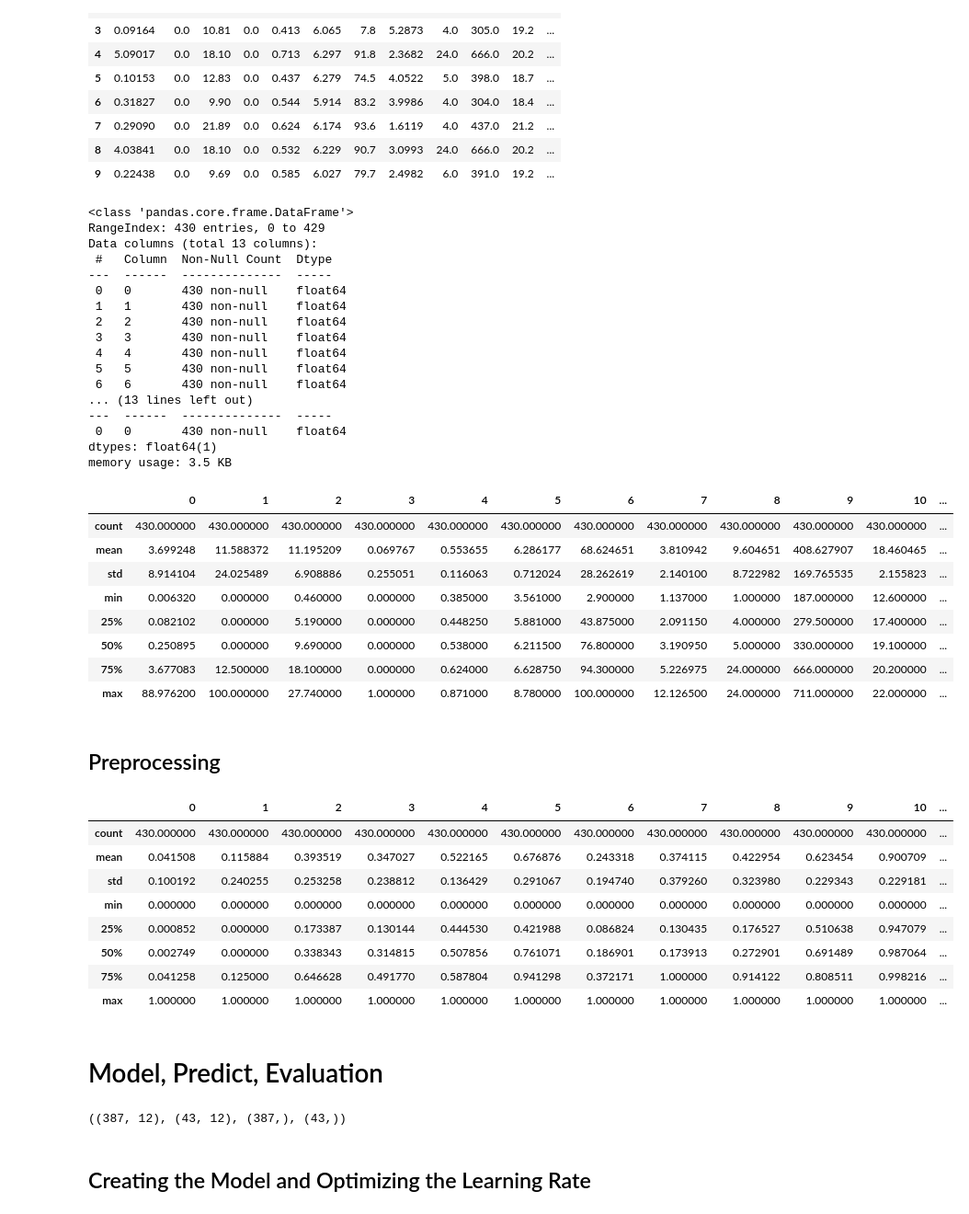
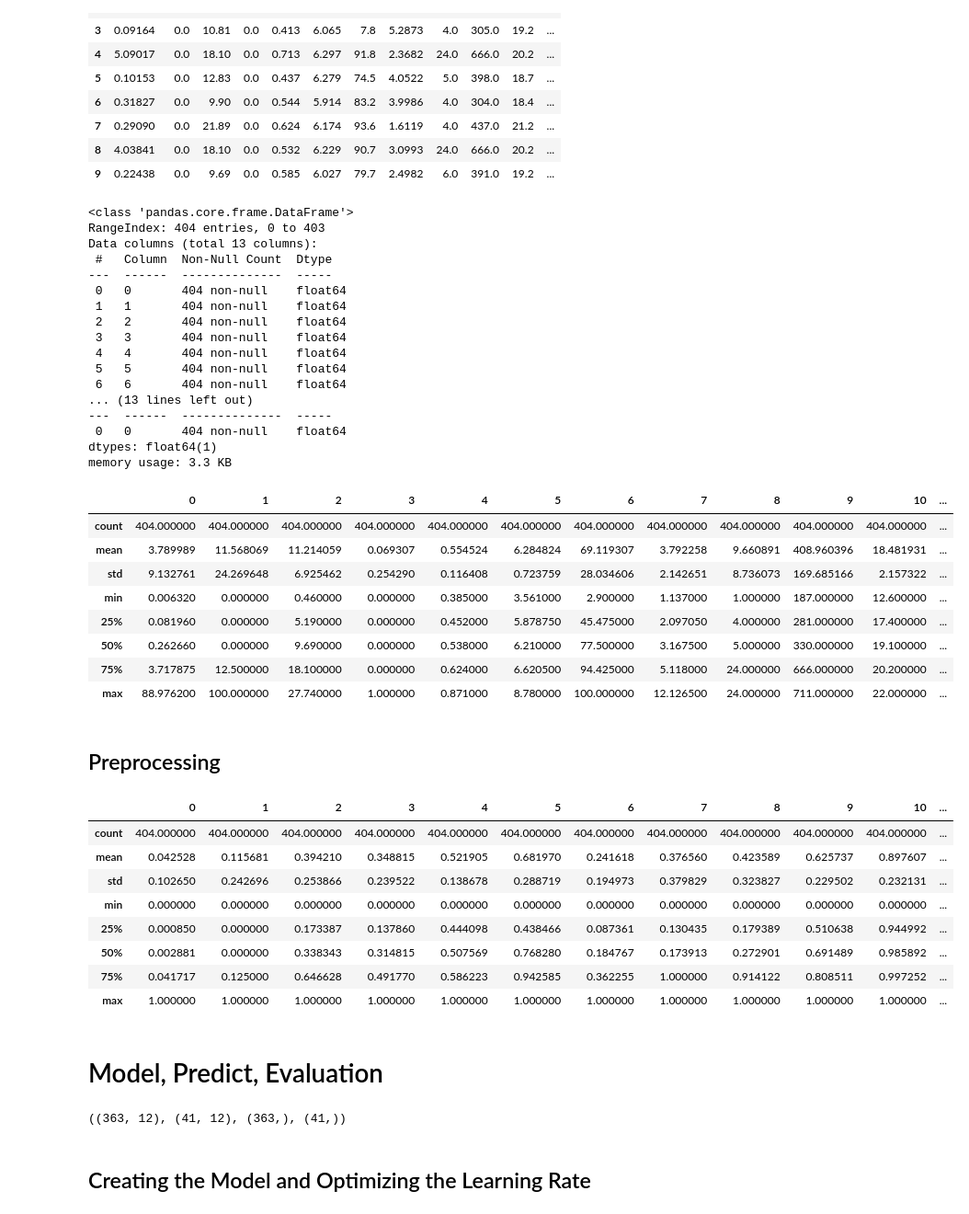
Before and after one commit to omkar260502/Semester-8, a Jupyter notebook: LP5/DL/1/Boston_Housing_Price_Prediction_with_a_Deep_Neural_Network.ipynb, the cells around one changed output. Shown at 92% size. Drawn from its saved outputs; the diff is of its cells as text; code cells hidden in the pictures.

```diff
--- a/LP5/DL/1/Boston_Housing_Price_Prediction_with_a_Deep_Neural_Network.ipynb
+++ b/LP5/DL/1/Boston_Housing_Price_Prediction_with_a_Deep_Neural_Network.ipynb
@@ -21,7 +21,7 @@ from sklearn.preprocessing import MinMaxScaler
 # %%
 (X_train , y_train), (X_test , y_test) = tf.keras.datasets.boston_housing.load_data(
                                             path = 'boston_housing_npz',
-                                            test_split = 0.15,
+                                            test_split = 0.2,
                                             seed = 42
                                         )
 # %% [markdown]
@@ -62,60 +62,60 @@ print('_'*40)
 y_train_df.info()
 # %% [output]
 <class 'pandas.core.frame.DataFrame'>
-RangeIndex: 430 entries, 0 to 429
+RangeIndex: 404 entries, 0 to 403
 Data columns (total 13 columns):
  #   Column  Non-Null Count  Dtype
 ---  ------  --------------  -----
- 0   0       430 non-null    float64
- 1   1       430 non-null    float64
- 2   2       430 non-null    float64
- 3   3       430 non-null    float64
- 4   4       430 non-null    float64
- 5   5       430 non-null    float64
- 6   6       430 non-null    float64
+ 0   0       404 non-null    float64
+ 1   1       404 non-null    float64
+ 2   2       404 non-null    float64
+ 3   3       404 non-null    float64
+ 4   4       404 non-null    float64
+ 5   5       404 non-null    float64
+ 6   6       404 non-null    float64
 ... (13 lines left out)
 ---  ------  --------------  -----
- 0   0       430 non-null    float64
+ 0   0       404 non-null    float64
 dtypes: float64(1)
-memory usage: 3.5 KB
+memory usage: 3.3 KB
 # %%
 # distribution of numerical feature values across the samples
 X_train_df.describe()
 # %% [output]
 |  | 0 | 1 | 2 | 3 | 4 | 5 | 6 | 7 | 8 | 9 | 10 | ... |
-| count | 430.000000 | 430.000000 | 430.000000 | 430.000000 | 430.000000 | 430.000000 | 430.000000 | 430.000000 | 430.000000 | 430.000000 | 430.000000 | ... |
-| mean | 3.699248 | 11.588372 | 11.195209 | 0.069767 | 0.553655 | 6.286177 | 68.624651 | 3.810942 | 9.604651 | 408.627907 | 18.460465 | ... |
-| std | 8.914104 | 24.025489 | 6.908886 | 0.255051 | 0.116063 | 0.712024 | 28.262619 | 2.140100 | 8.722982 | 169.765535 | 2.155823 | ... |
+| count | 404.000000 | 404.000000 | 404.000000 | 404.000000 | 404.000000 | 404.000000 | 404.000000 | 404.000000 | 404.000000 | 404.000000 | 404.000000 | ... |
+| mean | 3.789989 | 11.568069 | 11.214059 | 0.069307 | 0.554524 | 6.284824 | 69.119307 | 3.792258 | 9.660891 | 408.960396 | 18.481931 | ... |
+| std | 9.132761 | 24.269648 | 6.925462 | 0.254290 | 0.116408 | 0.723759 | 28.034606 | 2.142651 | 8.736073 | 169.685166 | 2.157322 | ... |
 | min | 0.006320 | 0.000000 | 0.460000 | 0.000000 | 0.385000 | 3.561000 | 2.900000 | 1.137000 | 1.000000 | 187.000000 | 12.600000 | ... |
-| 25% | 0.082102 | 0.000000 | 5.190000 | 0.000000 | 0.448250 | 5.881000 | 43.875000 | 2.091150 | 4.000000 | 279.500000 | 17.400000 | ... |
-| 50% | 0.250895 | 0.000000 | 9.690000 | 0.000000 | 0.538000 | 6.211500 | 76.800000 | 3.190950 | 5.000000 | 330.000000 | 19.100000 | ... |
-| 75% | 3.677083 | 12.500000 | 18.100000 | 0.000000 | 0.624000 | 6.628750 | 94.300000 | 5.226975 | 24.000000 | 666.000000 | 20.200000 | ... |
+| 25% | 0.081960 | 0.000000 | 5.190000 | 0.000000 | 0.452000 | 5.878750 | 45.475000 | 2.097050 | 4.000000 | 281.000000 | 17.400000 | ... |
+| 50% | 0.262660 | 0.000000 | 9.690000 | 0.000000 | 0.538000 | 6.210000 | 77.500000 | 3.167500 | 5.000000 | 330.000000 | 19.100000 | ... |
+| 75% | 3.717875 | 12.500000 | 18.100000 | 0.000000 | 0.624000 | 6.620500 | 94.425000 | 5.118000 | 24.000000 | 666.000000 | 20.200000 | ... |
 | max | 88.976200 | 100.000000 | 27.740000 | 1.000000 | 0.871000 | 8.780000 | 100.000000 | 12.126500 | 24.000000 | 711.000000 | 22.000000 | ... |
 # %% [markdown]
 ## Preprocessing
 # %%
 # Create column transformer
 ct = make_column_transformer(
     (MinMaxScaler(), [0, 1, 2, 4, 5, 6, 7, 8, 9, 10, 11, 12])
 )
 
 # Normalization and data type change
 X_train = ct.fit_transform(X_train).astype('float32')
-# X_test = ct.transform(X_test).astype('float32')
+X_test = ct.transform(X_test).astype('float32')
 y_train = y_train.astype('float32')
-# y_test = y_test.astype('float32')
+y_test = y_test.astype('float32')
 
 # Distribution of X_train feature values after normalization
 pd.DataFrame(X_train).describe()
 # %% [output]
 |  | 0 | 1 | 2 | 3 | 4 | 5 | 6 | 7 | 8 | 9 | 10 | ... |
-| count | 430.000000 | 430.000000 | 430.000000 | 430.000000 | 430.000000 | 430.000000 | 430.000000 | 430.000000 | 430.000000 | 430.000000 | 430.000000 | ... |
-| mean | 0.041508 | 0.115884 | 0.393519 | 0.347027 | 0.522165 | 0.676876 | 0.243318 | 0.374115 | 0.422954 | 0.623454 | 0.900709 | ... |
-| std | 0.100192 | 0.240255 | 0.253258 | 0.238812 | 0.136429 | 0.291067 | 0.194740 | 0.379260 | 0.323980 | 0.229343 | 0.229181 | ... |
+| count | 404.000000 | 404.000000 | 404.000000 | 404.000000 | 404.000000 | 404.000000 | 404.000000 | 404.000000 | 404.000000 | 404.000000 | 404.000000 | ... |
+| mean | 0.042528 | 0.115681 | 0.394210 | 0.348815 | 0.521905 | 0.681970 | 0.241618 | 0.376560 | 0.423589 | 0.625737 | 0.897607 | ... |
+| std | 0.102650 | 0.242696 | 0.253866 | 0.239522 | 0.138678 | 0.288719 | 0.194973 | 0.379829 | 0.323827 | 0.229502 | 0.232131 | ... |
 | min | 0.000000 | 0.000000 | 0.000000 | 0.000000 | 0.000000 | 0.000000 | 0.000000 | 0.000000 | 0.000000 | 0.000000 | 0.000000 | ... |
-| 25% | 0.000852 | 0.000000 | 0.173387 | 0.130144 | 0.444530 | 0.421988 | 0.086824 | 0.130435 | 0.176527 | 0.510638 | 0.947079 | ... |
-| 50% | 0.002749 | 0.000000 | 0.338343 | 0.314815 | 0.507856 | 0.761071 | 0.186901 | 0.173913 | 0.272901 | 0.691489 | 0.987064 | ... |
-| 75% | 0.041258 | 0.125000 | 0.646628 | 0.491770 | 0.587804 | 0.941298 | 0.372171 | 1.000000 | 0.914122 | 0.808511 | 0.998216 | ... |
+| 25% | 0.000850 | 0.000000 | 0.173387 | 0.137860 | 0.444098 | 0.438466 | 0.087361 | 0.130435 | 0.179389 | 0.510638 | 0.944992 | ... |
+| 50% | 0.002881 | 0.000000 | 0.338343 | 0.314815 | 0.507569 | 0.768280 | 0.184767 | 0.173913 | 0.272901 | 0.691489 | 0.985892 | ... |
+| 75% | 0.041717 | 0.125000 | 0.646628 | 0.491770 | 0.586223 | 0.942585 | 0.362255 | 1.000000 | 0.914122 | 0.808511 | 0.997252 | ... |
 | max | 1.000000 | 1.000000 | 1.000000 | 1.000000 | 1.000000 | 1.000000 | 1.000000 | 1.000000 | 1.000000 | 1.000000 | 1.000000 | ... |
 # %% [markdown]
 # Model, Predict, Evaluation
@@ -124,7 +124,7 @@ pd.DataFrame(X_train).describe()
 X_train, X_val, y_train, y_val = train_test_split(X_train, y_train, test_size=0.1, random_state=42)
 X_train.shape, X_val.shape, y_train.shape, y_val.shape
 # %% [output]
-((387, 12), (43, 12), (387,), (43,))
+((363, 12), (41, 12), (363,), (41,))
 # %% [markdown]
 ## Creating the Model and Optimizing the Learning Rate
 # %% [markdown]
```
Also changed, not shown: parts of 5 cells of this notebook.
